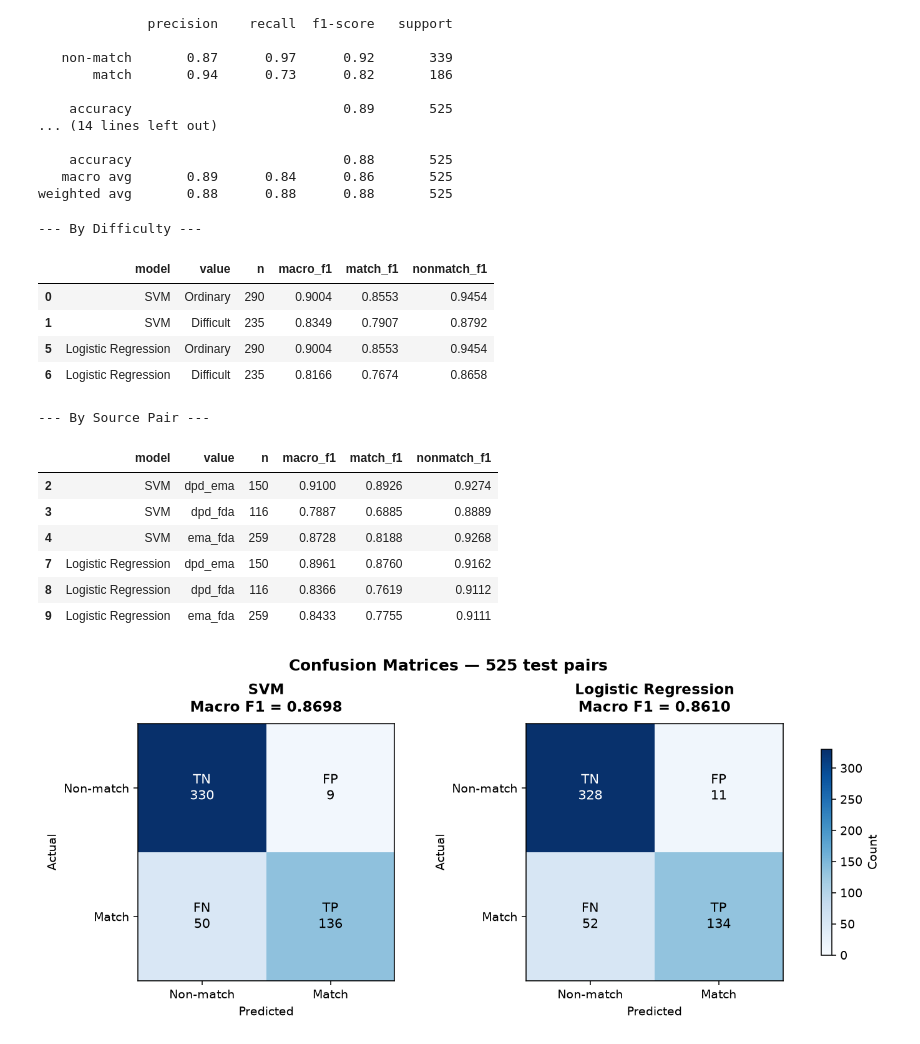
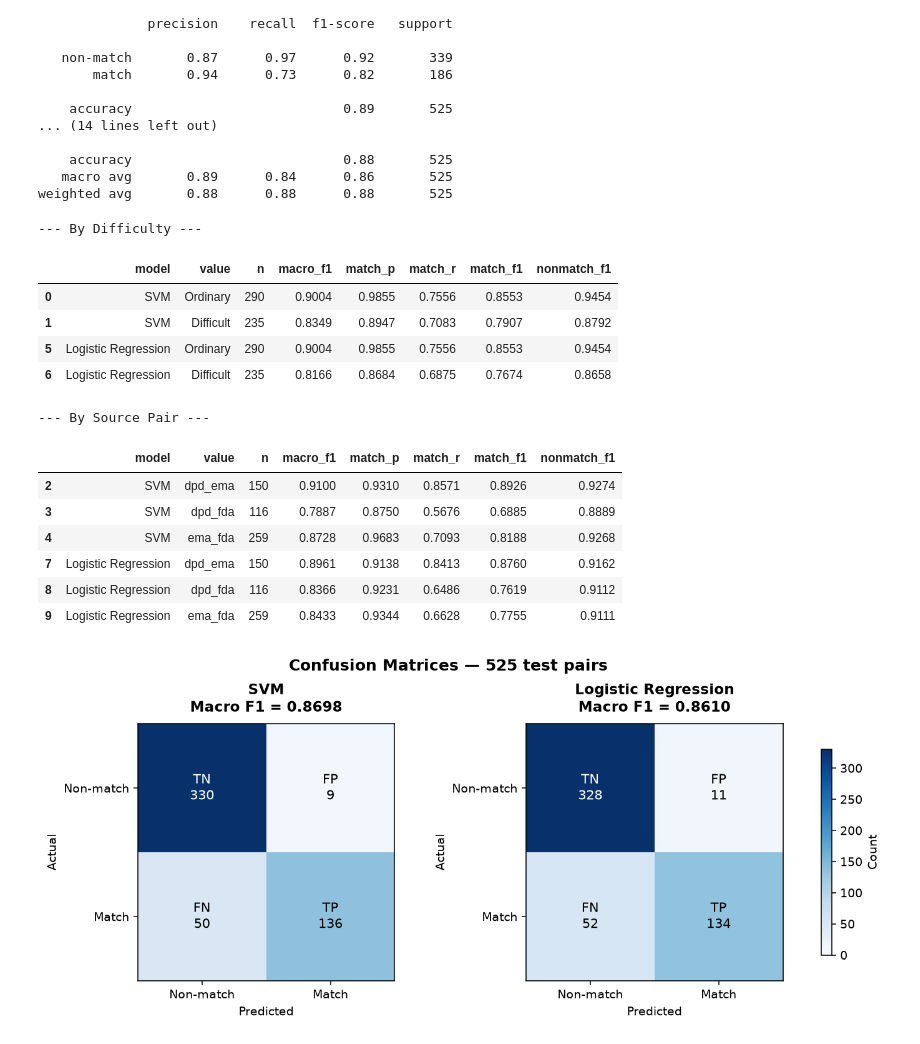
Before and after one commit to gabegagster/wdi-drug-integration, a Jupyter notebook: notebooks/ml_classifier_experiment.ipynb, the cells around one changed output. Cells and saved outputs as stored; diff of their text form; code cells hidden in the pictures.

Commit message:
ML Classifier Experiment: SVM and Logistic Regression updated

```diff
--- a/notebooks/ml_classifier_experiment.ipynb
+++ b/notebooks/ml_classifier_experiment.ipynb
@@ -257,42 +257,47 @@ weighted avg       0.88      0.88      0.88       525
 # %%
 def breakdown_scores(pred, df, label):
     rows = []
     for col in ['hard', 'source_pair']:
         for val, grp in df.groupby(col):
             idx = grp.index
-            mf1 = f1_score(df.loc[idx, 'match'], pred[idx], average='macro')
-            pf1 = f1_score(df.loc[idx, 'match'], pred[idx], pos_label=1, zero_division=0)
-            nf1 = f1_score(df.loc[idx, 'match'], pred[idx], pos_label=0, zero_division=0)
-            rows.append({'group': col, 'value': val, 'n': len(grp),
-                         'macro_f1': mf1, 'match_f1': pf1, 'nonmatch_f1': nf1})
+            y = df.loc[idx, 'match']
+            p = pred[idx]
+            rows.append({
+                'group': col, 'value': val, 'n': len(grp),
+                'macro_f1':     f1_score(y, p, average='macro'),
+                'match_p':      precision_score(y, p, pos_label=1, zero_division=0),
+                'match_r':      recall_score(y, p, pos_label=1, zero_division=0),
+                'match_f1':     f1_score(y, p, pos_label=1, zero_division=0),
+                'nonmatch_f1':  f1_score(y, p, pos_label=0, zero_division=0),
+            })
     result = pd.DataFrame(rows)
     result['value'] = result['value'].replace({0: 'Ordinary', 1: 'Difficult'})
     result.insert(0, 'model', label)
     return result
 
 svm_breakdown = breakdown_scores(svm_pred, test, 'SVM')
 lr_breakdown  = breakdown_scores(lr_pred,  test, 'Logistic Regression')
 breakdown_all = pd.concat([svm_breakdown, lr_breakdown], ignore_index=True)
 
 print('--- By Difficulty ---')
 display(breakdown_all[breakdown_all['group'] == 'hard'].drop(columns='group').round(4))
 print('--- By Source Pair ---')
 display(breakdown_all[breakdown_all['group'] == 'source_pair'].drop(columns='group').round(4))
 # %% [output]
 --- By Difficulty ---
-|  | model | value | n | macro_f1 | match_f1 | nonmatch_f1 |
-| 0 | SVM | Ordinary | 290 | 0.9004 | 0.8553 | 0.9454 |
-| 1 | SVM | Difficult | 235 | 0.8349 | 0.7907 | 0.8792 |
-| 5 | Logistic Regression | Ordinary | 290 | 0.9004 | 0.8553 | 0.9454 |
-| 6 | Logistic Regression | Difficult | 235 | 0.8166 | 0.7674 | 0.8658 |
+|  | model | value | n | macro_f1 | match_p | match_r | match_f1 | nonmatch_f1 |
+| 0 | SVM | Ordinary | 290 | 0.9004 | 0.9855 | 0.7556 | 0.8553 | 0.9454 |
+| 1 | SVM | Difficult | 235 | 0.8349 | 0.8947 | 0.7083 | 0.7907 | 0.8792 |
+| 5 | Logistic Regression | Ordinary | 290 | 0.9004 | 0.9855 | 0.7556 | 0.8553 | 0.9454 |
+| 6 | Logistic Regression | Difficult | 235 | 0.8166 | 0.8684 | 0.6875 | 0.7674 | 0.8658 |
 --- By Source Pair ---
-|  | model | value | n | macro_f1 | match_f1 | nonmatch_f1 |
-| 2 | SVM | dpd_ema | 150 | 0.9100 | 0.8926 | 0.9274 |
-| 3 | SVM | dpd_fda | 116 | 0.7887 | 0.6885 | 0.8889 |
-| 4 | SVM | ema_fda | 259 | 0.8728 | 0.8188 | 0.9268 |
-| 7 | Logistic Regression | dpd_ema | 150 | 0.8961 | 0.8760 | 0.9162 |
-| 8 | Logistic Regression | dpd_fda | 116 | 0.8366 | 0.7619 | 0.9112 |
-| 9 | Logistic Regression | ema_fda | 259 | 0.8433 | 0.7755 | 0.9111 |
+|  | model | value | n | macro_f1 | match_p | match_r | match_f1 | nonmatch_f1 |
+| 2 | SVM | dpd_ema | 150 | 0.9100 | 0.9310 | 0.8571 | 0.8926 | 0.9274 |
+| 3 | SVM | dpd_fda | 116 | 0.7887 | 0.8750 | 0.5676 | 0.6885 | 0.8889 |
+| 4 | SVM | ema_fda | 259 | 0.8728 | 0.9683 | 0.7093 | 0.8188 | 0.9268 |
+| 7 | Logistic Regression | dpd_ema | 150 | 0.8961 | 0.9138 | 0.8413 | 0.8760 | 0.9162 |
+| 8 | Logistic Regression | dpd_fda | 116 | 0.8366 | 0.9231 | 0.6486 | 0.7619 | 0.9112 |
+| 9 | Logistic Regression | ema_fda | 259 | 0.8433 | 0.9344 | 0.6628 | 0.7755 | 0.9111 |
 # %%
 fig, axes = plt.subplots(1, 2, figsize=(10, 4.2), dpi=140, layout='constrained')
 cell_names = [['TN', 'FP'], ['FN', 'TP']]
```
